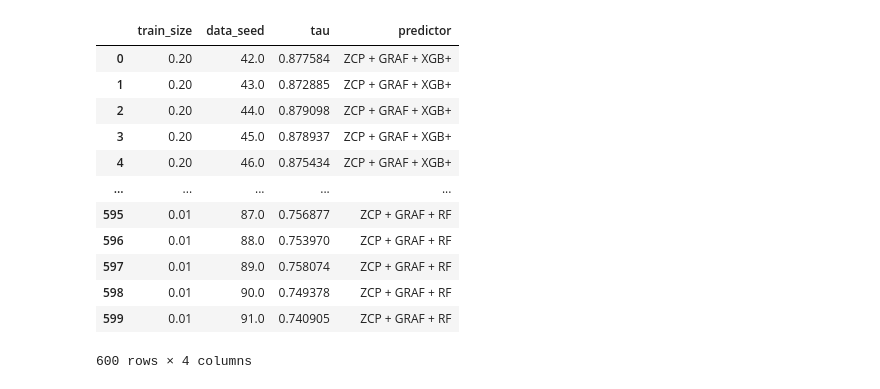
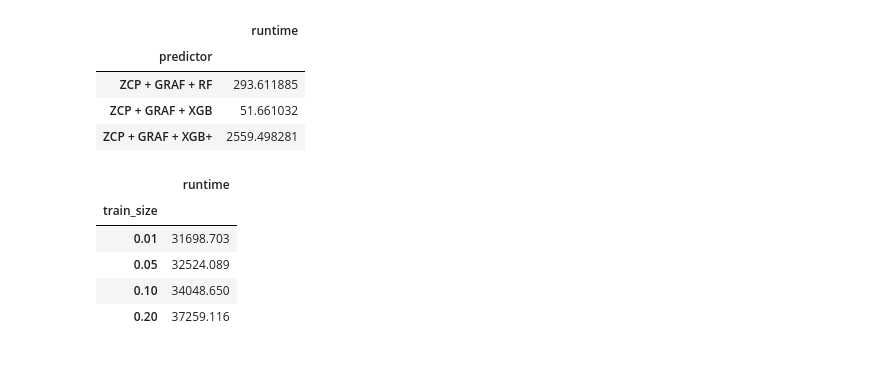
Before and after one commit to gabikadlecova/zc_combine, a Jupyter notebook: results/tagates_results.ipynb, the cells around one changed output. Drawn from its saved outputs; the diff is of its cells as text; code cells hidden in the pictures; blank space fills up the shorter version.

```diff
--- a/results/tagates_results.ipynb
+++ b/results/tagates_results.ipynb
@@ -5,22 +5,25 @@ tagates = pd.read_csv('./data/tagates_nb201_results.csv', index_col=0)
 tagates['predictor'] = 'TA-GATES'
 graf = pd.read_csv('./data/graf_tagates.csv')
 # %%
-graf = graf[['train_size', 'data_seed', 'tau', 'model']].copy()
+graf = graf[['train_size', 'data_seed', 'fit_time', 'test_time', 'tau', 'model']].copy()
 graf['predictor'] = 'ZCP + GRAF + ' + graf['model'].str.replace('xgb_tuned', 'XGB+').replace('xgb', 'XGB').replace('rf', 'RF')
 graf.drop(columns='model', inplace=True)
 # %%
-graf
+graf['runtime'] = graf['fit_time'] + graf['test_time']
+graf[['predictor', 'runtime']].groupby('predictor').sum()
 # %% [output]
-|  | train_size | data_seed | tau | predictor |
-| 0 | 0.20 | 42.0 | 0.877584 | ZCP + GRAF + XGB+ |
-| 1 | 0.20 | 43.0 | 0.872885 | ZCP + GRAF + XGB+ |
-| 2 | 0.20 | 44.0 | 0.879098 | ZCP + GRAF + XGB+ |
-| 3 | 0.20 | 45.0 | 0.878937 | ZCP + GRAF + XGB+ |
-| 4 | 0.20 | 46.0 | 0.875434 | ZCP + GRAF + XGB+ |
-| ... | ... | ... | ... | ... |
-| 595 | 0.01 | 87.0 | 0.756877 | ZCP + GRAF + RF |
-| 596 | 0.01 | 88.0 | 0.753970 | ZCP + GRAF + RF |
-| 597 | 0.01 | 89.0 | 0.758074 | ZCP + GRAF + RF |
-| 598 | 0.01 | 90.0 | 0.749378 | ZCP + GRAF + RF |
-| 599 | 0.01 | 91.0 | 0.740905 | ZCP + GRAF + RF |
+|  | runtime |
+| predictor |  |
+| ZCP + GRAF + RF | 293.611885 |
+| ZCP + GRAF + XGB | 51.661032 |
+| ZCP + GRAF + XGB+ | 2559.498281 |
-600 rows × 4 columns
+# %%
+tatimes = pd.read_csv('./data/tagates_times.csv')
+tatimes.drop(columns='seed').groupby('train_size').sum()
+# %% [output]
+|  | runtime |
+| train_size |  |
+| 0.01 | 31698.703 |
+| 0.05 | 32524.089 |
+| 0.10 | 34048.650 |
+| 0.20 | 37259.116 |
```
Also changed, not shown: parts of 2 cells of this notebook, 3 other files.
